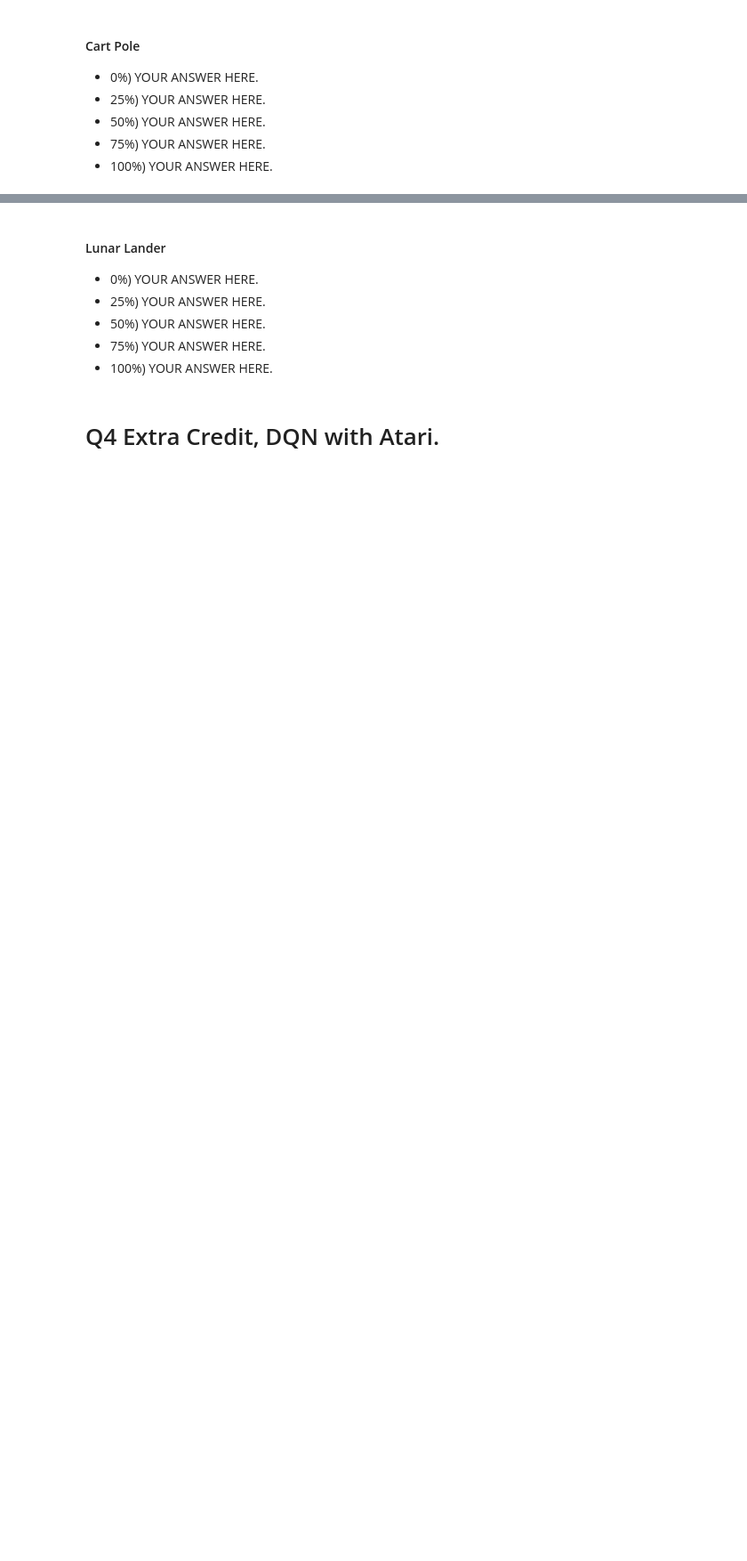
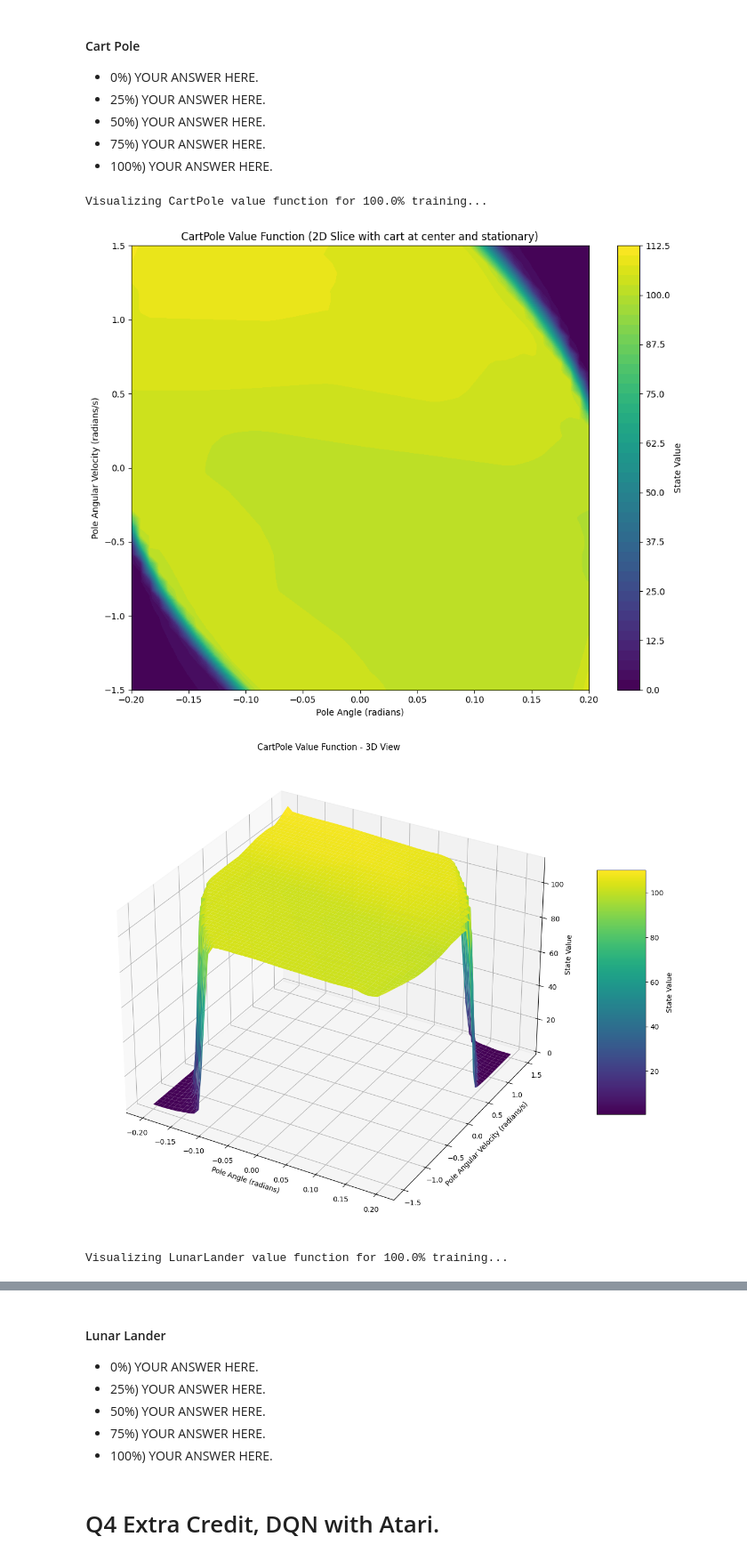
Before and after one commit to adnanamir010/cs5180, a Jupyter notebook: ex6/ex6/ex6_25spring.ipynb, the cells around one changed output, grey strips where cells are left out. Shown at 89% size. Drawn from its saved outputs; the diff is of its cells as text; code cells hidden in the pictures; blank space fills up the shorter version.

```diff
--- a/ex6/ex6/ex6_25spring.ipynb
+++ b/ex6/ex6/ex6_25spring.ipynb
@@ -1043,7 +1144,7 @@ def render(env, policy=None):
     :param policy: Function which maps state to action.  If None, the random
                    policy is used.
     """
-
+    env = gym.make(env.spec.id, render_mode="human")
     if policy is None:
         # Random policy
         def policy(state):
@@ -1057,6 +1158,7 @@ def render(env, policy=None):
         if terminated or truncated:
             break
         state = next_state
+    env.close()
 # %%
 #  Jupyter UI
 
@@ -1851,39 +2078,6 @@ plot_training_metrics(returns, lengths, losses, save_path='cartpole')
 ### Lunar Lander
 
 Test your implentation on the Lunar Lander environment. Training will take much longer than in the previous homeworks, so this time you will not have to find good hyperparameters or train multiple runs. This cell should take about 1-2 hours to run. After training, run the last cell in this notebook to view the policies which were obtained at 0%, 25%, 50%, 75% and 100% of the training
-# %%
-env = envs['lunarlander']
-gamma = 0.99
-
-# We train for many time-steps; as usual, you can decrease this during development / debugging,
-# but make sure to restore it to 1_500_000 before submitting
-num_steps = 1_500_000
-num_saves = 5  # save models at 0%, 25%, 50%, 75% and 100% of training
-
-replay_size = 200_000
-replay_prepopulate_steps = 50_000
-
-batch_size = 64
-exploration = ExponentialSchedule(1.0, 0.05, 1_000_000)
-
-# This should take about 1-2 hours on a generic 4-core laptop
-dqn_models, returns, lengths, losses = train_dqn(
-    env,
-    num_steps,
-    num_saves=num_saves,
-    replay_size=replay_size,
-    replay_prepopulate_steps=replay_prepopulate_steps,
-    batch_size=batch_size,
-    exploration=exploration,
-    gamma=gamma,
-)
-
-assert len(dqn_models) == num_saves
-assert all(isinstance(value, DQN) for value in dqn_models.values())
-
-# Saving computed models to disk, so that we can load and visualize them later
-checkpoint = {key: dqn.custom_dump() for key, dqn in dqn_models.items()}
-torch.save(checkpoint, f'checkpoint_{env.spec.id}.pt')
 # %% [markdown]
 #### Plot the returns, lengths, and losses obtained while running DQN on the Lunar Lander environment.
 
@@ -1953,0 +2411,7 @@ Describe something for each phase. Start by describing the behavior at phase 0%,
+# %%
+visualize_value_functions()
+# %% [output]
+Visualizing CartPole value function for 100.0% training...
+[figure, added]
+[figure, added]
+Visualizing LunarLander value function for 100.0% training...
```
Also changed, not shown: parts of 27 cells of this notebook, 31 other files.
